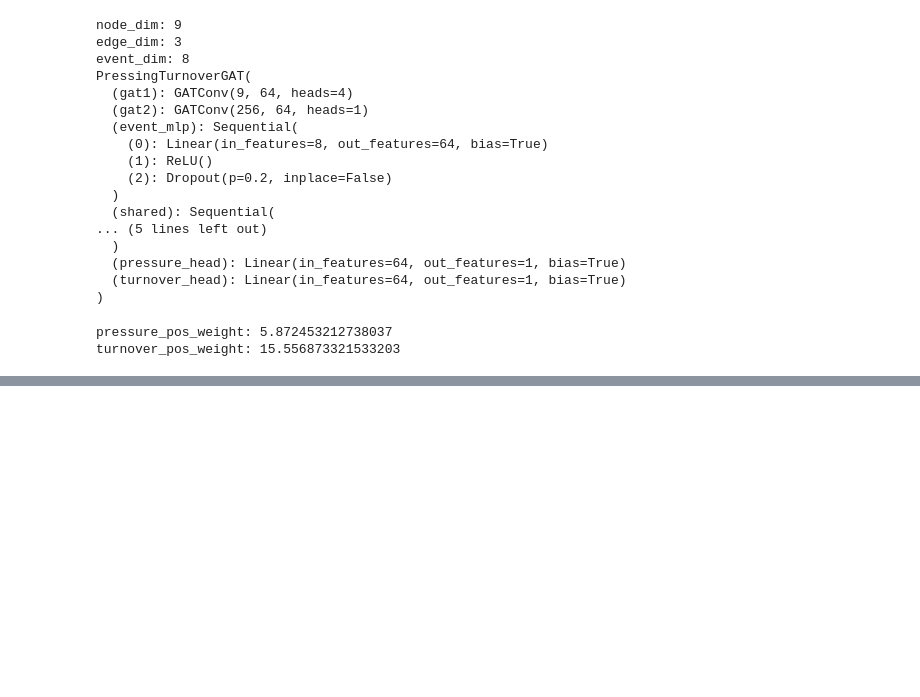
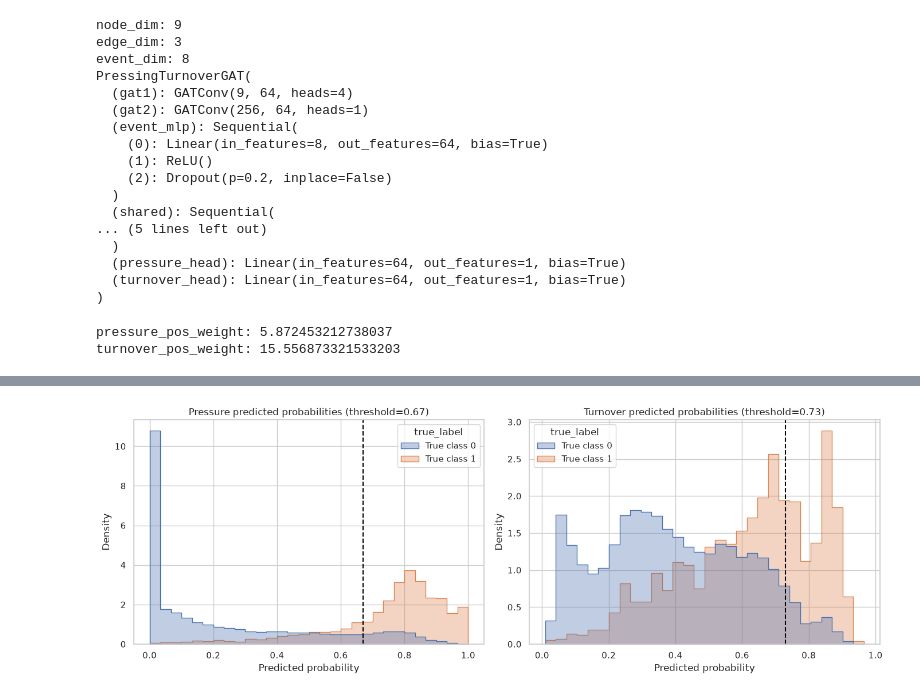
Before and after one commit to pawlej/gnn-football-ball-loss-press-classification, a Jupyter notebook: model_training.ipynb, the cells around one changed output, grey strips where cells are left out. Cells and saved outputs as stored; diff of their text form; code cells hidden in the pictures; blank space fills up the shorter version.

```diff
--- a/model_training.ipynb
+++ b/model_training.ipynb
@@ -770,5 +1013,33 @@ plt.show()
 # %%
-history_df.to_csv("training_history.csv", index=False)
-results_df.to_csv("test_results.csv", index=False)
+fig, axes = plt.subplots(1, 2, figsize=(14, 5))
 
-torch.save(model.state_dict(), "final_gat_model.pt")
+for ax, task in zip(axes, TASKS):
+    plot_df = pd.DataFrame(
+        {
+            "probability": test_preds[f"p_{task}"],
+            "true_label": test_preds[f"y_{task}"].astype(int),
+        }
+    )
+    plot_df["true_label"] = plot_df["true_label"].map({0: "True class 0", 1: "True class 1"})
+
+    sns.histplot(
+        data=plot_df,
+        x="probability",
+        hue="true_label",
+        bins=30,
+        stat="density",
+        common_norm=False,
+        element="step",
+        fill=True,
+        alpha=0.35,
+        ax=ax,
+    )
+    ax.axvline(best_thresholds[task], color="black", linestyle="--", linewidth=1.5)
+    ax.set_title(f"{task.title()} predicted probabilities (threshold={best_thresholds[task]:.2f})")
+    ax.set_xlabel("Predicted probability")
+    ax.set_ylabel("Density")
+
+plt.tight_layout()
+plt.show()
+# %% [output]
+[figure, added]
```
Also changed, not shown: parts of 15 cells of this notebook.
